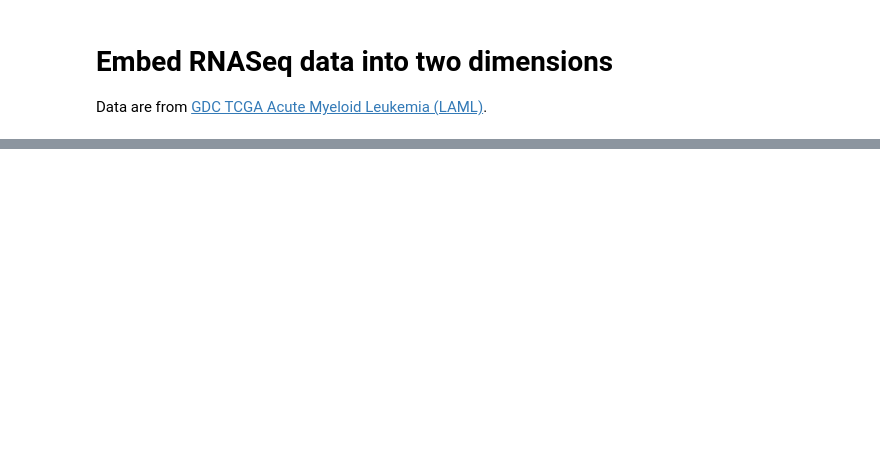
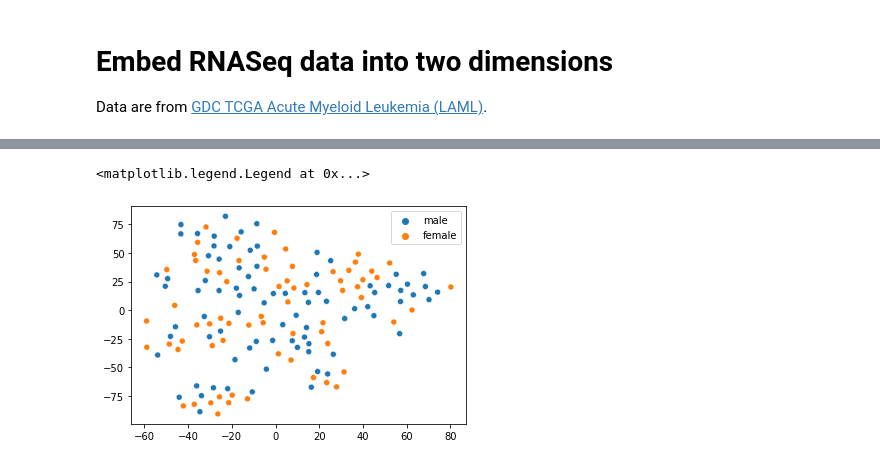
Before and after one commit to kaczmarj/BMI511, a Jupyter notebook: homework/20220202-rnaseq-embedding.ipynb, the cells around one changed output, grey strips where cells are left out. Saved outputs shown, nothing was run; the diff lists cells and outputs as text; code cells hidden in the pictures; blank space fills up the shorter version.

```diff
--- a/homework/20220202-rnaseq-embedding.ipynb
+++ b/homework/20220202-rnaseq-embedding.ipynb
@@ -45,0 +112,10 @@ Text(0.5, 1.0, 't-SNE embedding of RNASeq counts (TCGA-LAML)')
+# %%
+sns.scatterplot(
+    x=expression_embedded[:, 0],
+    y=expression_embedded[:, 1],
+    hue=df_merged.loc[:, "gender.demographic"],
+)
+plt.legend()
+# %% [output]
+<matplotlib.legend.Legend at 0x...>
+[figure, added]
```
Also changed, not shown: parts of 12 cells of this notebook.
